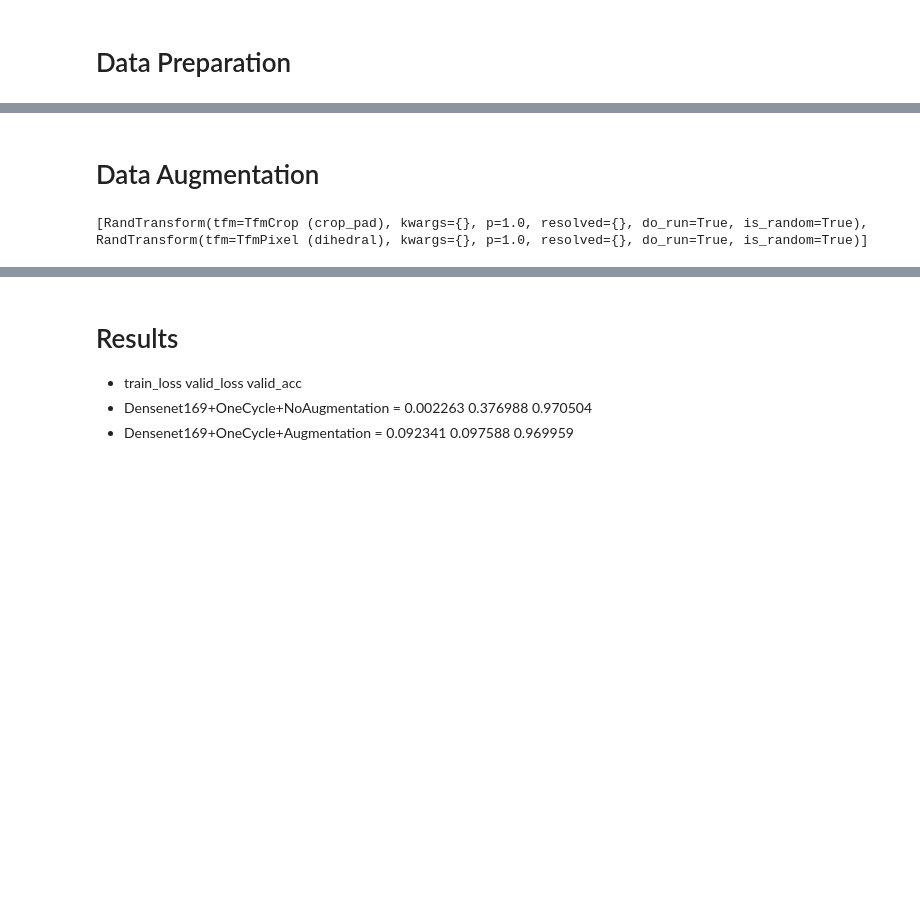
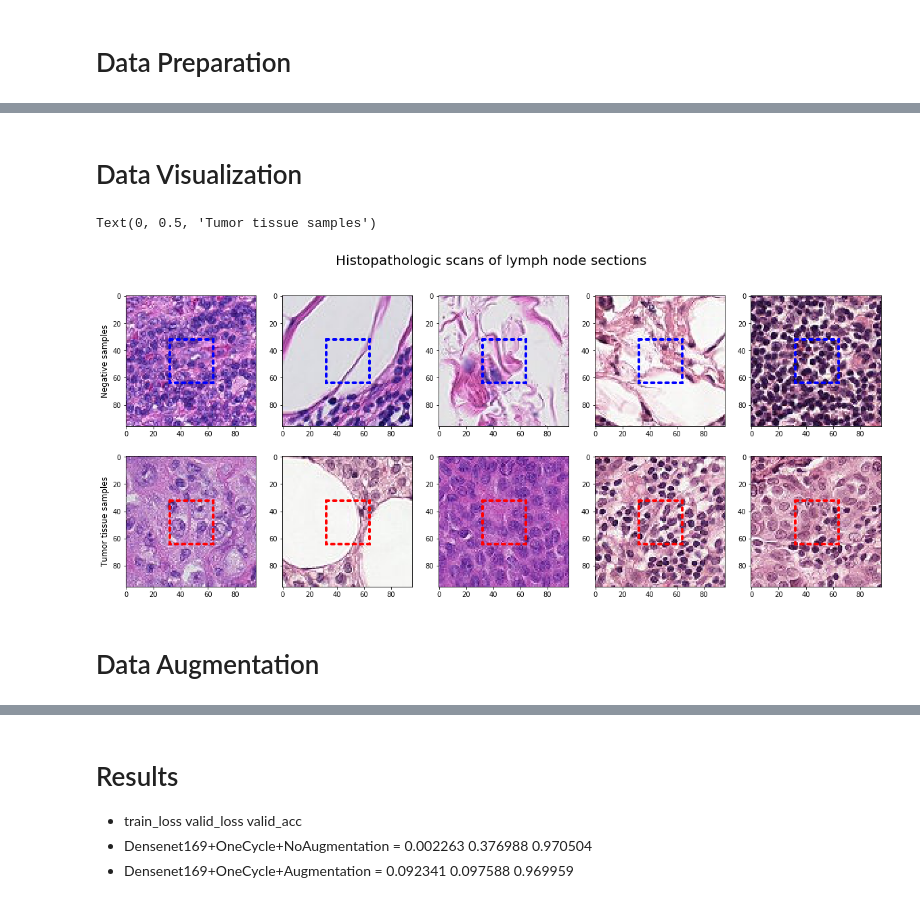
Before and after one commit to jd-deleon/ee298-deep-learning, a Jupyter notebook: histopathologic-cancer-detection/Cancer-Detection.ipynb, the cells around one changed output, grey strips where cells are left out. Cells and saved outputs as stored; diff of their text form; code cells hidden in the pictures; blank space fills up the shorter version.

```diff
--- a/histopathologic-cancer-detection/Cancer-Detection.ipynb
+++ b/histopathologic-cancer-detection/Cancer-Detection.ipynb
@@ -88,14 +66,37 @@ Path: /home/josen/datasets/histopathologic-cancer-detection/train
+# %% [markdown]
+# Data Visualization
+# %%
+def readImage(path):
+    # OpenCV reads the image in bgr format by default
+    bgr_img = cv2.imread(path)
+    # We flip it to rgb for visualization purposes
+    b,g,r = cv2.split(bgr_img)
+    rgb_img = cv2.merge([r,g,b])
+    return rgb_img
+
+# random sampling
+shuffled_data = shuffle(data)
+
+fig, ax = plt.subplots(2,5, figsize=(20,8))
+fig.suptitle('Histopathologic scans of lymph node sections',fontsize=20)
+# Negatives
+for i, idx in enumerate(shuffled_data[shuffled_data['label'] == 0]['id'][:5]):
+    path = os.path.join(train_path, idx)
+    ax[0,i].imshow(readImage(path + '.tif'))
+    # Create a Rectangle patch
+    box = patches.Rectangle((32,32),32,32,linewidth=4,edgecolor='b',facecolor='none', linestyle=':', capstyle='round')
+    ax[0,i].add_patch(box)
+ax[0,0].set_ylabel('Negative samples', size='large')
+# Positives
+for i, idx in enumerate(shuffled_data[shuffled_data['label'] == 1]['id'][:5]):
+    path = os.path.join(train_path, idx)
+    ax[1,i].imshow(readImage(path + '.tif'))
+    # Create a Rectangle patch
+    box = patches.Rectangle((32,32),32,32,linewidth=4,edgecolor='r',facecolor='none', linestyle=':', capstyle='round')
+    ax[1,i].add_patch(box)
+ax[1,0].set_ylabel('Tumor tissue samples', size='large')
+# %% [output]
+Text(0, 0.5, 'Tumor tissue samples')
+[figure, added]
 # %% [markdown]
 # Data Augmentation
-# %%
-tfms = get_transforms(do_flip=True, flip_vert=True, max_rotate=0.0, max_zoom=.15,
-                      max_lighting=0.1, max_warp=0.15)
-tfms[1].append(dihedral())
-
-print(tfms[1])
-
-data_bunch=ImageDataBunch.create_from_ll(src, ds_tfms=tfms, size=sz,bs=BATCH_SIZE)
-stats=data_bunch.batch_stats()
-data_bunch.normalize(stats);
-# %% [output]
-[RandTransform(tfm=TfmCrop (crop_pad), kwargs={}, p=1.0, resolved={}, do_run=True, is_random=True), RandTransform(tfm=TfmPixel (dihedral), kwargs={}, p=1.0, resolved={}, do_run=True, is_random=True)]
```
Also changed, not shown: parts of 20 cells of this notebook.
